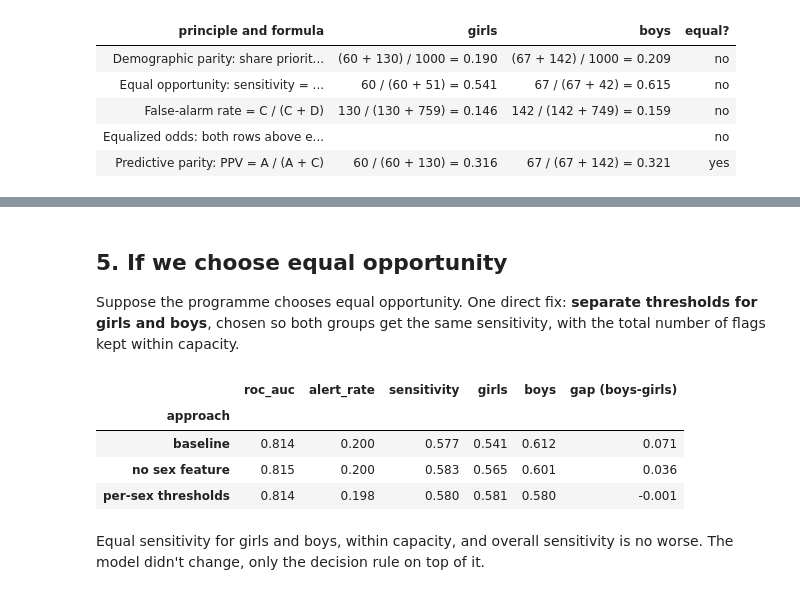
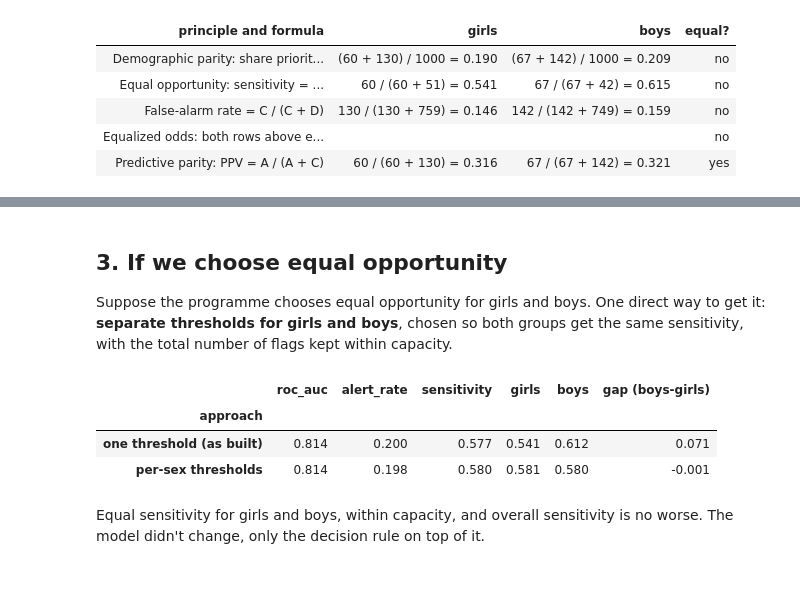
Before and after one commit to ydfriedman/MLOps-Workshop, a Jupyter notebook: malnutrition/04-fairlearn/fairness.ipynb, the cells around one changed output, grey strips where cells are left out. Cells and saved outputs as stored; diff of their text form; code cells hidden in the pictures.

```diff
--- a/malnutrition/04-fairlearn/fairness.ipynb
+++ b/malnutrition/04-fairlearn/fairness.ipynb
@@ -463,37 +277,50 @@ threshold, the features you allow, who reviews the flags), not a cleverer model.
 # %% [markdown]
-## 5. If we choose equal opportunity
+## 3. If we choose equal opportunity
 
-Suppose the programme chooses equal opportunity. One direct fix: **separate thresholds for girls and boys**,
-chosen so both groups get the same sensitivity, with the total number of flags kept within capacity.
+Suppose the programme chooses equal opportunity for girls and boys. One direct way to get it: **separate thresholds
+for girls and boys**, chosen so both groups get the same sensitivity, with the total number of flags kept within
+capacity.
 # %%
+def summarise(name, scores, flags):
+    # one row of the comparison table: overall quality, workload, and the girls/boys gap
+    s = MetricFrame(metrics=true_positive_rate, y_true=y, y_pred=flags.astype(int),
+                    sensitive_features=evalset["sex"]).by_group
+    return {"approach": name, "roc_auc": roc_auc_score(y, scores), "alert_rate": flags.mean(),
+            "sensitivity": flags[y == 1].mean(), "girls": s["F"], "boys": s["M"],
+            "gap (boys-girls)": s["M"] - s["F"]}
+
+
+top20 = lambda s: s >= np.quantile(s, 0.8)
+results = [summarise("one threshold (as built)", score, top20(score))]
+
+
 def equal_sensitivity_flags(scores, groups, capacity=0.20):
     """Per-group thresholds giving every group the same sensitivity, as high as capacity allows.
 
     Thresholds are chosen on known outcomes. In practice you set them on a past period
     and apply them going forward (exercise 2).
     """
     best = None
     for target in np.arange(0.40, 0.90, 0.005):              # try ever-higher sensitivity targets
         flags = np.zeros(len(scores), bool)
         for g in np.unique(groups):
             in_g = groups == g
             cases = np.sort(scores[in_g & (y == 1)])[::-1]   # risk scores of the group's GAM cases
             cut = cases[int(np.ceil(target * len(cases))) - 1]
             flags[in_g] = scores[in_g] >= cut
         if flags.mean() > capacity:
             break                                             # over capacity: keep the previous target
         best = flags
     return best
 
 
 flags_eq = equal_sensitivity_flags(score, evalset["sex"].to_numpy())
 results.append(summarise("per-sex thresholds", score, flags_eq))
 pd.DataFrame(results).set_index("approach").round(3)
 # %% [output]
 |  | roc_auc | alert_rate | sensitivity | girls | boys | gap (boys-girls) |
 | approach |  |  |  |  |  |  |
-| baseline | 0.814 | 0.200 | 0.577 | 0.541 | 0.612 | 0.071 |
-| no sex feature | 0.815 | 0.200 | 0.583 | 0.565 | 0.601 | 0.036 |
+| one threshold (as built) | 0.814 | 0.200 | 0.577 | 0.541 | 0.612 | 0.071 |
 | per-sex thresholds | 0.814 | 0.198 | 0.580 | 0.581 | 0.580 | -0.001 |
 # %% [markdown]
 Equal sensitivity for girls and boys, within capacity, and overall sensitivity is no
```
Also changed, not shown: parts of 20 cells of this notebook, 2 other files.
